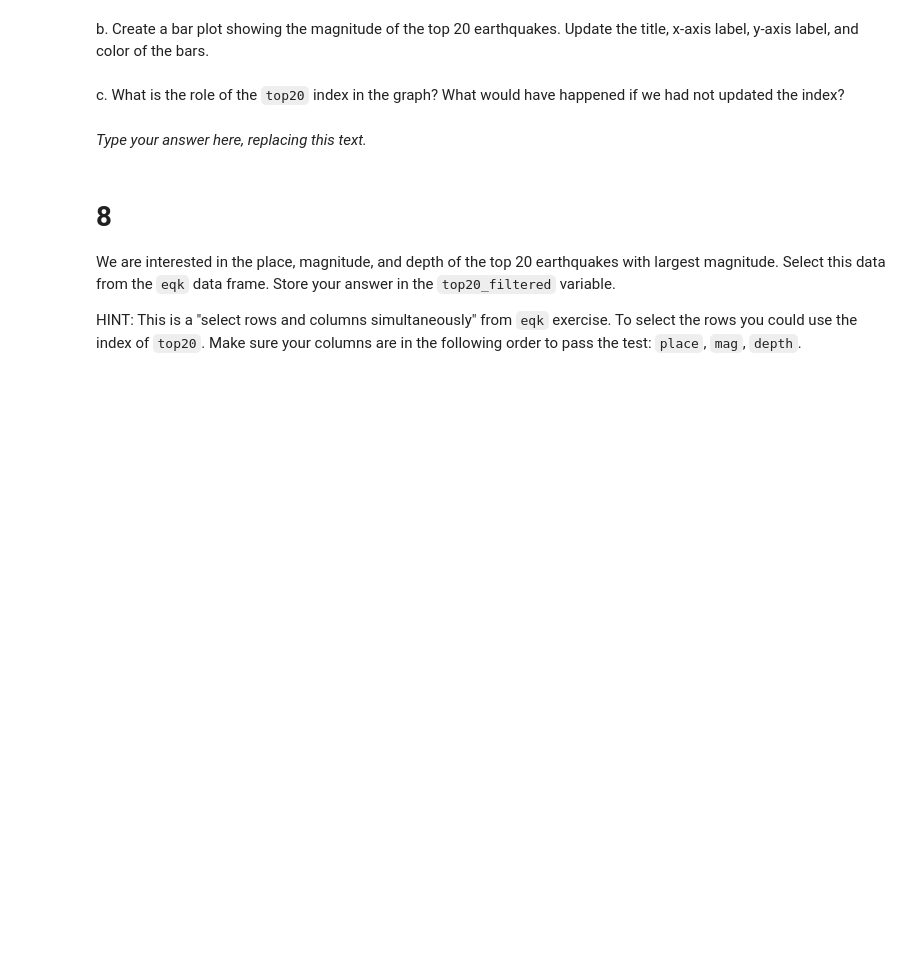
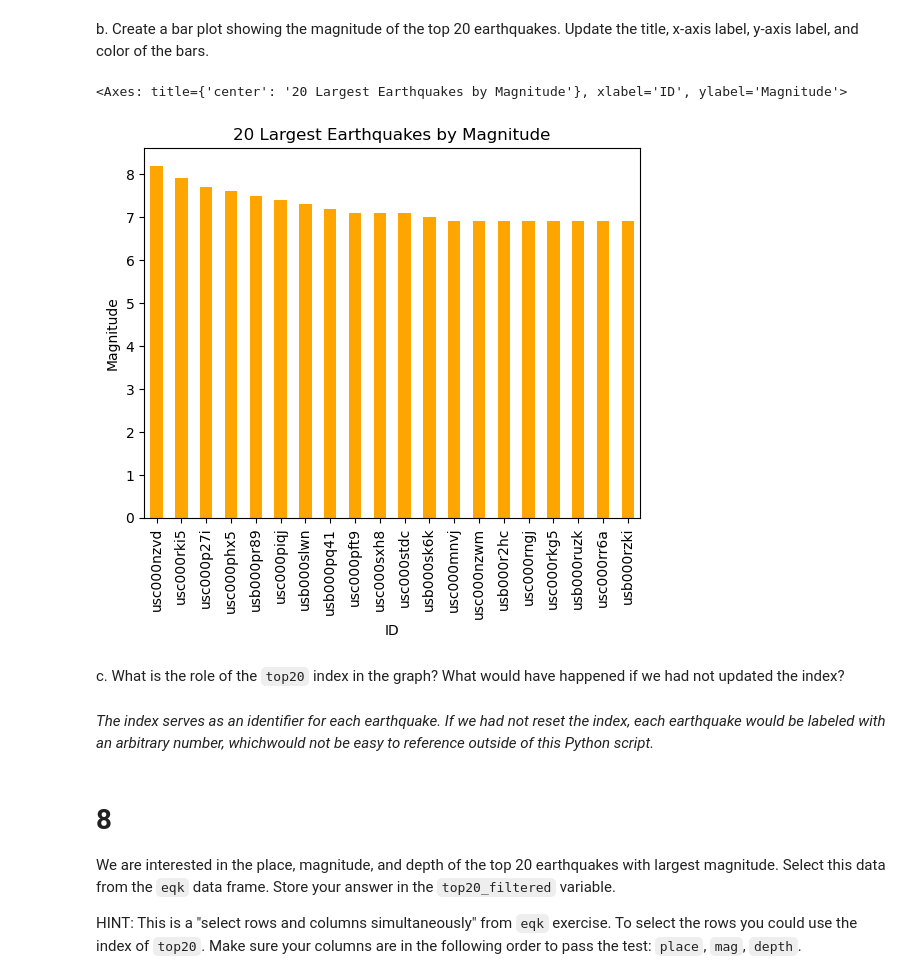
Before and after one commit to kellyloveskelp/eds220-hwk1, a Jupyter notebook: task3/hwk1-task3-earthquakes.ipynb, the cells around one changed output. Saved outputs shown, nothing was run; the diff lists cells and outputs as text; code cells hidden in the pictures; blank space fills up the shorter version.

```diff
--- a/task3/hwk1-task3-earthquakes.ipynb
+++ b/task3/hwk1-task3-earthquakes.ipynb
@@ -226,14 +226,26 @@ q7_a results: All test cases passed!
 <!-- BEGIN QUESTION -->
 
 b. Create a bar plot showing the magnitude of the top 20 earthquakes. Update the title, x-axis label, y-axis label, and color of the bars.
+# %%
+top20.plot(
+    kind = 'bar',
+    title = '20 Largest Earthquakes by Magnitude',
+    xlabel = 'ID',
+    ylabel = 'Magnitude',
+    color = 'orange',
+    grid = False
+)
+# %% [output]
+<Axes: title={'center': '20 Largest Earthquakes by Magnitude'}, xlabel='ID', ylabel='Magnitude'>
+[figure, added]
 # %% [markdown]
 <!-- END QUESTION -->
 
 <!-- BEGIN QUESTION -->
 
 c. What is the role of the `top20` index in the graph? What would have happened if we had not updated the index?
-# %% [markdown]
-_Type your answer here, replacing this text._
+# %% [markdown]
+_The index serves as an identifier for each earthquake. If we had not reset the index, each earthquake would be labeled with an arbitrary number, whichwould not be easy to reference outside of this Python script._
 # %% [markdown]
 <!-- END QUESTION -->
 
```
Also changed, not shown: parts of 4 cells of this notebook, 1 other file.
